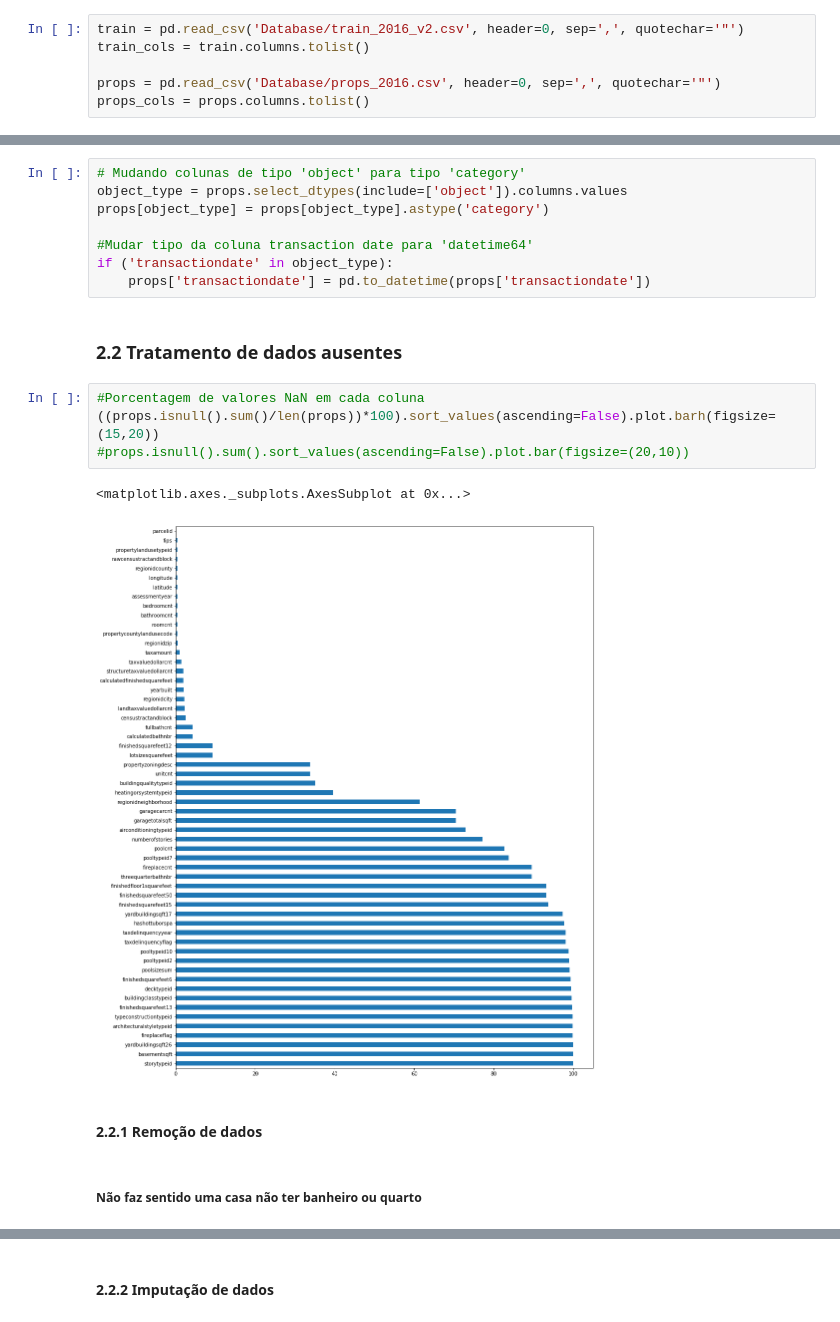
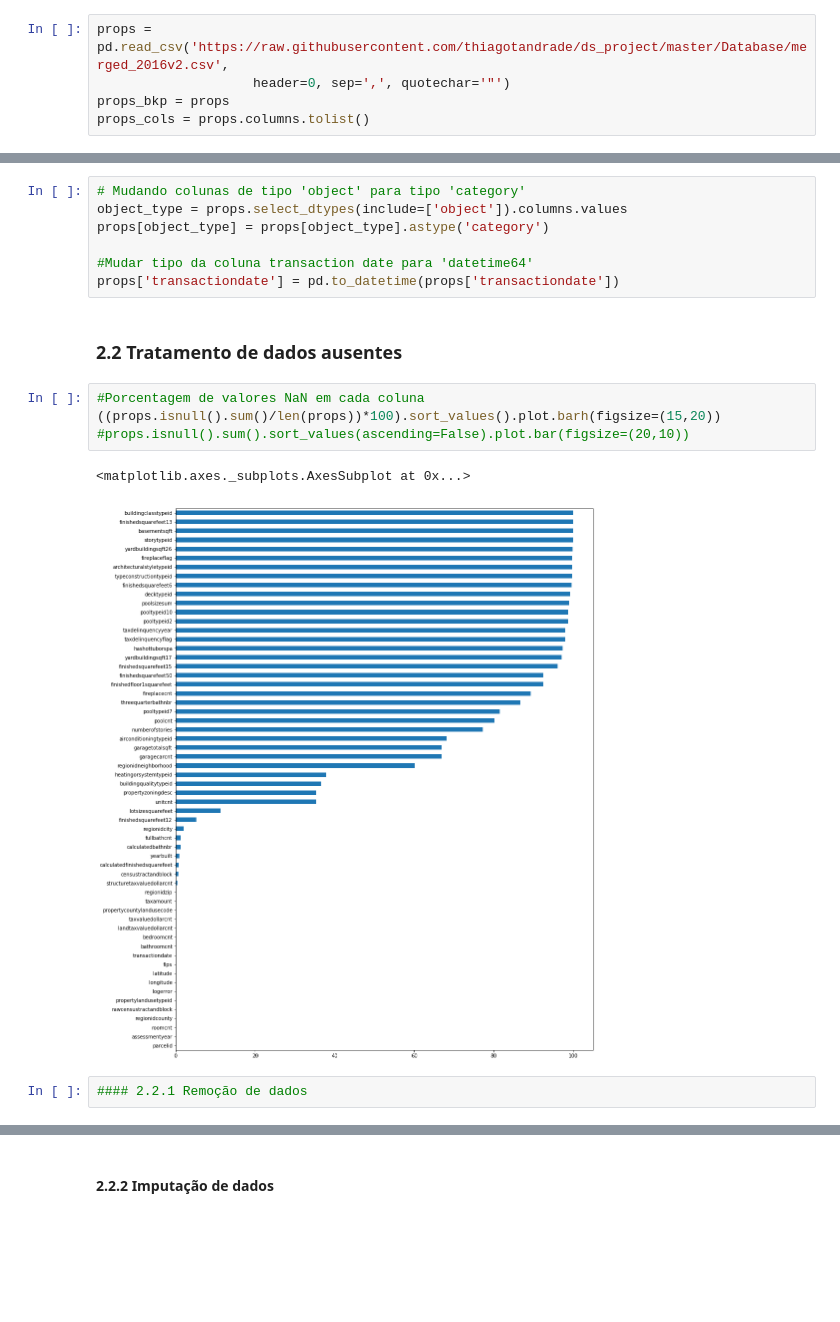
Before and after one commit to thiagotandrade/ds-project, a Jupyter notebook: DS_Project1.ipynb, the cells around one changed output, grey strips where cells are left out. Saved outputs shown, nothing was run; the diff lists cells and outputs as text; blank space fills up the shorter version.

```diff
--- a/DS_Project1.ipynb
+++ b/DS_Project1.ipynb
@@ -24,8 +27,7 @@ import missingno as msno
 # %% [markdown]
 ### Lendo versão 2016 dos arquivos CSV
 # %%
-train = pd.read_csv('Database/train_2016_v2.csv', header=0, sep=',', quotechar='"')
-train_cols = train.columns.tolist()
-
-props = pd.read_csv('Database/props_2016.csv', header=0, sep=',', quotechar='"')
+props = pd.read_csv('https://raw.githubusercontent.com/thiagotandrade/ds_project/master/Database/merged_2016v2.csv',
+                    header=0, sep=',', quotechar='"')
+props_bkp = props
 props_cols = props.columns.tolist()
@@ -90,21 +91,18 @@ object_type = props.select_dtypes(include=['object']).columns.values
 props[object_type] = props[object_type].astype('category')
 
 #Mudar tipo da coluna transaction date para 'datetime64'
-if ('transactiondate' in object_type):
-    props['transactiondate'] = pd.to_datetime(props['transactiondate'])
+props['transactiondate'] = pd.to_datetime(props['transactiondate'])
 # %% [markdown]
 ### 2.2 Tratamento de dados ausentes
 # %%
 #Porcentagem de valores NaN em cada coluna
-((props.isnull().sum()/len(props))*100).sort_values(ascending=False).plot.barh(figsize=(15,20))
+((props.isnull().sum()/len(props))*100).sort_values().plot.barh(figsize=(15,20))
 #props.isnull().sum().sort_values(ascending=False).plot.bar(figsize=(20,10))
 # %% [output]
 <matplotlib.axes._subplots.AxesSubplot at 0x...>
-[figure, old version]
+[figure, new version]
-# %% [markdown]
-#### 2.2.1 Remoção de dados
-# %% [markdown]
-##### Não faz sentido uma casa não ter banheiro ou quarto
+# %%
+#### 2.2.1 Remoção de dados
 # %%
 props.shape
 # %% [output]
```
Also changed, not shown: parts of 28 cells of this notebook.
